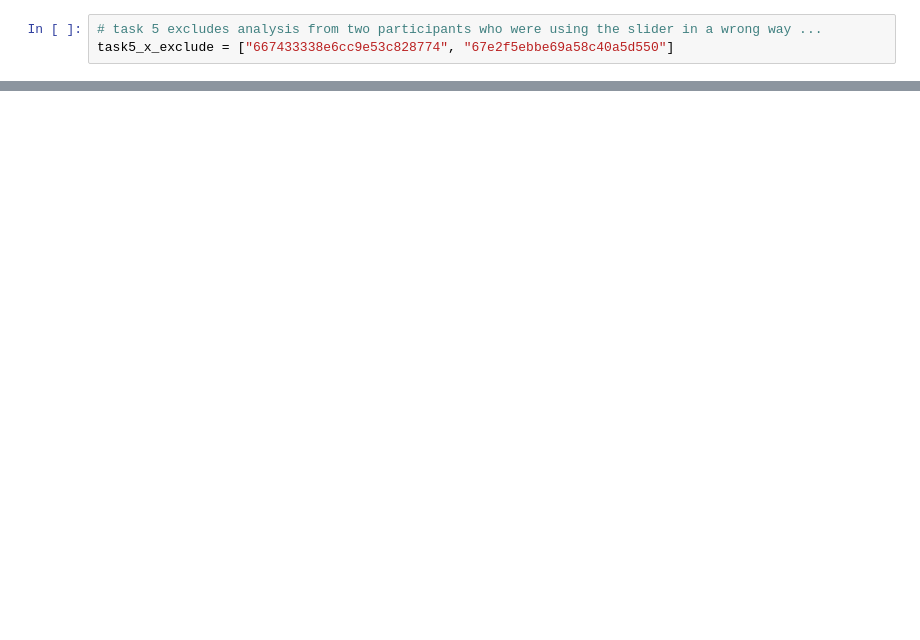
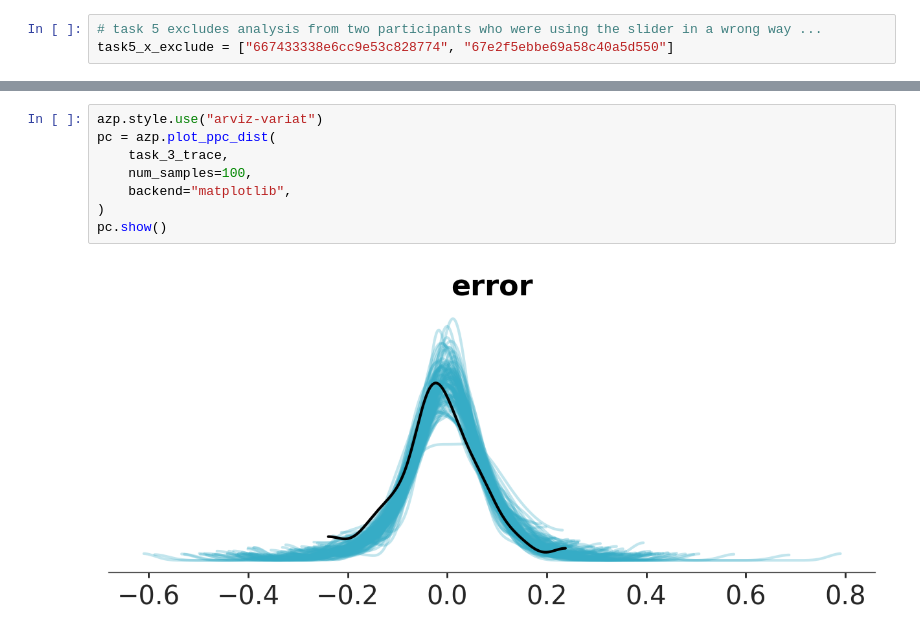
Before and after one commit to mika-long/vis-decode-analysis, a Jupyter notebook: PyMC/task3&5.ipynb, the cells around one changed output, grey strips where cells are left out. Saved outputs shown, nothing was run; the diff lists cells and outputs as text; blank space fills up the shorter version.

```diff
--- a/PyMC/task3&5.ipynb
+++ b/PyMC/task3&5.ipynb
@@ -35,0 +182,10 @@ with pm.Model() as task_5_x_model:
+# %%
+azp.style.use("arviz-variat")
+pc = azp.plot_ppc_dist(
+    task_3_trace,
+    num_samples=100,
+    backend="matplotlib",
+)
+pc.show()
+# %% [output]
+[figure, added]
```
Also changed, not shown: parts of 27 cells of this notebook, 3 other files.
